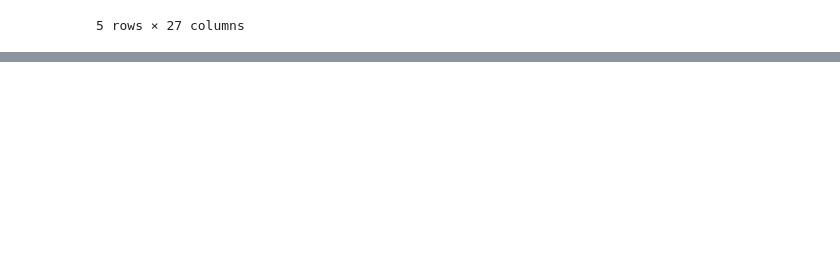
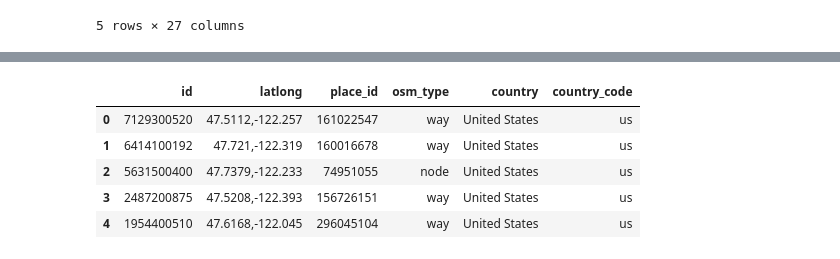
Before and after one commit to renatond/KC_House_Pricing, a Jupyter notebook: KC_Housing_Pt4.ipynb.ipynb, the cells around one changed output, grey strips where cells are left out. Saved outputs shown, nothing was run; the diff lists cells and outputs as text; code cells hidden in the pictures; blank space fills up the shorter version.

```diff
--- a/KC_Housing_Pt4.ipynb.ipynb
+++ b/KC_Housing_Pt4.ipynb.ipynb
@@ -483,8 +190,0 @@ plt.plot( by_yr_renovated['yr_renovated'],by_yr_renovated['price'] )
-# %%
-# 6. Faça um tabela que mostre a média dos preços por ano de construção e tipo de dormitórios dos imóveis.
-
-df=ds
-mean_prices_by_yr_built_dormitory_type = df[['price','yr_built','dormitory_type']].groupby(['yr_built','dormitory_type'] ).mean().reset_index()
-mean_prices_by_yr_built_dormitory_type
-
-#by_yr_renovated
@@ -537,19 +190,0 @@ ax2.bar( by_dormitory_type['dormitory_type'],by_dormitory_type['price'] )
-# %%
-# 9. Crie um Dashboard com os gráficos das perguntas 03, 05 ( Dashboard: 2 Linhas )
-
-fig = plt.figure ( figsize=(20,12) )
-specs = gridspec.GridSpec( ncols=1, nrows=2, figure=fig )
-#
-ax1 = fig.add_subplot( specs[0, 0]) #First Row
-ax2 = fig.add_subplot( specs[1, 0]) #Second Row
-#
-#First Graph
-#
-df=ds
-by_yr_built = df[['price','yr_built']].groupby( 'yr_built' ).mean().reset_index()
-ax1.plot( by_yr_built['yr_built'],by_yr_built['price'] )
-#
-#Second Graph
-#
-by_yr_renovated = df[['price','yr_renovated']].groupby( 'yr_renovated' ).mean().reset_index()
-ax2.plot( by_yr_renovated['yr_renovated'],by_yr_renovated['price'] )
@@ -564,0 +196,2 @@ mapa.show()
+# %%
+df['latlong'] = df[['lat', 'long']].apply( lambda x: str(x['lat']) + ',' + str(x['long']), axis=1)
@@ -564,0 +239,11 @@ mapa.show()
+# %%
+import defs
+
+df1 = df[['id', 'latlong']].head()
+p = Pool(3)
+
+start = time.process_time()
+df1[['place_id', 'osm_type', 'country', 'country_code']] = p.map( defs.get_data, df1.iterrows())
+end = time.process_time()
+
+print('Time Elapsed: {}', end - start)
@@ -564,0 +252,9 @@ mapa.show()
+# %%
+df1.head()
+# %% [output]
+|  | id | latlong | place_id | osm_type | country | country_code |
+| 0 | 7129300520 | 47.5112,-122.257 | 161022547 | way | United States | us |
+| 1 | 6414100192 | 47.721,-122.319 | 160016678 | way | United States | us |
+| 2 | 5631500400 | 47.7379,-122.233 | 74951055 | node | United States | us |
+| 3 | 2487200875 | 47.5208,-122.393 | 156726151 | way | United States | us |
+| 4 | 1954400510 | 47.6168,-122.045 | 296045104 | way | United States | us |
```
Also changed, not shown: parts of 70 cells of this notebook, 3 other files.
